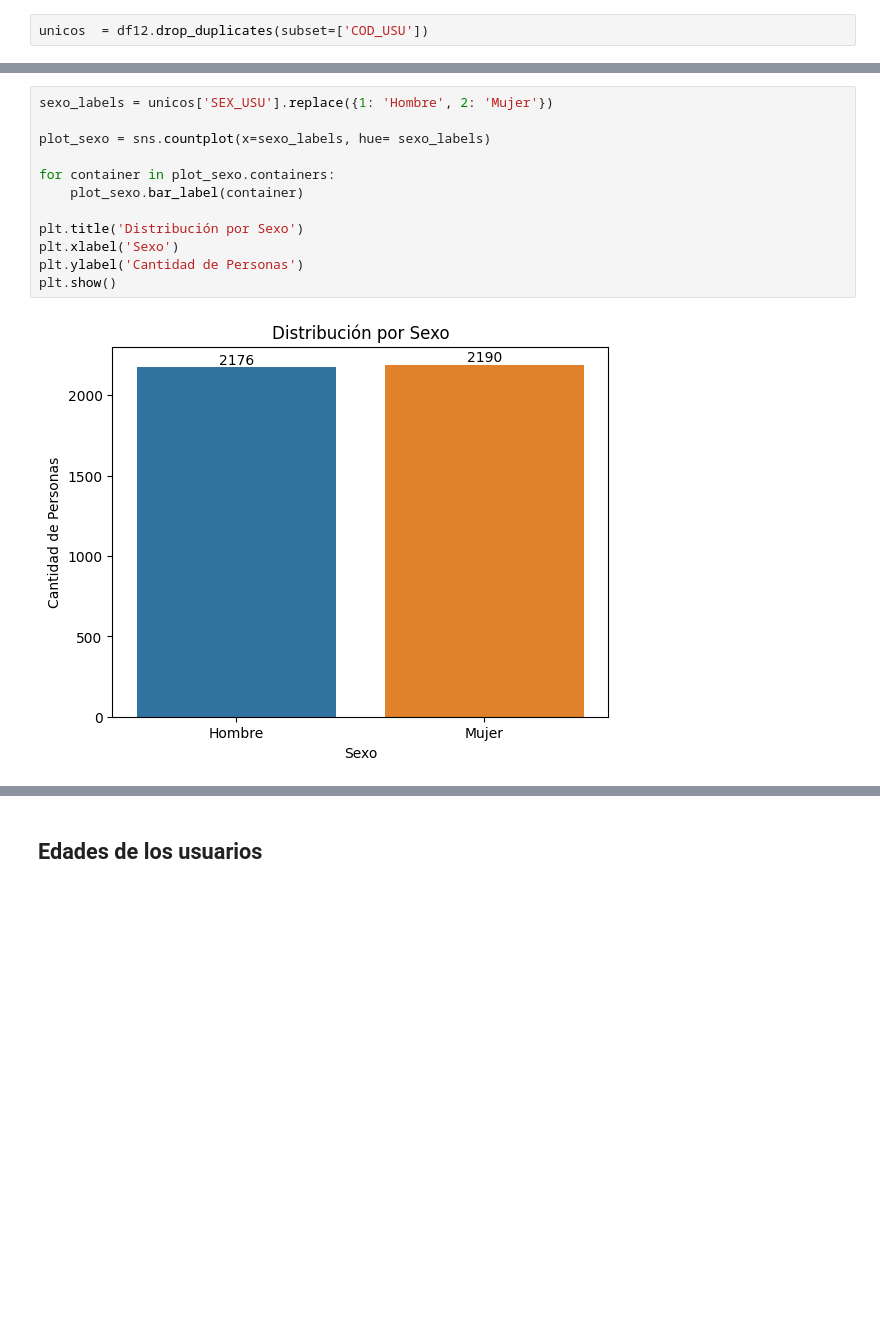
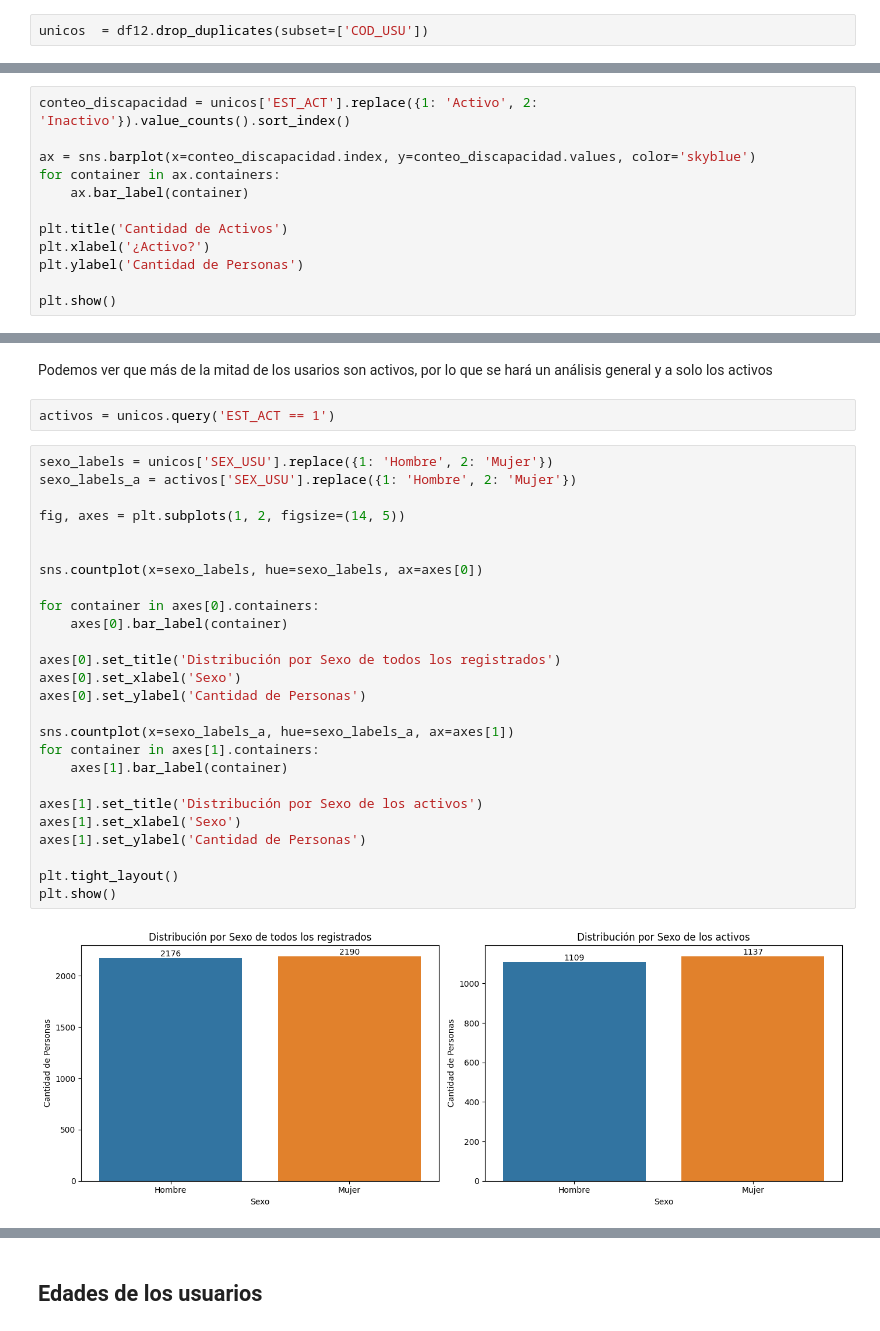
Before and after one commit to Amolihua/proyectos-peque-DS, a Jupyter notebook: Atendidos/EDA.ipynb, the cells around one changed output, grey strips where cells are left out. Drawn from its saved outputs; the diff is of its cells as text; blank space fills up the shorter version.

```diff
--- a/Atendidos/EDA.ipynb
+++ b/Atendidos/EDA.ipynb
@@ -160,0 +163,12 @@ unicos  = df12.drop_duplicates(subset=['COD_USU'])
+# %%
+conteo_discapacidad = unicos['EST_ACT'].replace({1: 'Activo', 2: 'Inactivo'}).value_counts().sort_index()
+
+ax = sns.barplot(x=conteo_discapacidad.index, y=conteo_discapacidad.values, color='skyblue')
+for container in ax.containers:
+    ax.bar_label(container)
+
+plt.title('Cantidad de Activos')
+plt.xlabel('¿Activo?')
+plt.ylabel('Cantidad de Personas')
+
+plt.show()
@@ -161,15 +177,33 @@ unicos  = df12.drop_duplicates(subset=['COD_USU'])
+# %% [markdown]
+Podemos ver que más de la mitad de los usarios son activos, por lo que se hará un análisis general y a solo los activos
+# %%
+activos = unicos.query('EST_ACT == 1')
 # %%
 sexo_labels = unicos['SEX_USU'].replace({1: 'Hombre', 2: 'Mujer'})
+sexo_labels_a = activos['SEX_USU'].replace({1: 'Hombre', 2: 'Mujer'})
 
-plot_sexo = sns.countplot(x=sexo_labels, hue= sexo_labels)
+fig, axes = plt.subplots(1, 2, figsize=(14, 5))
 
-for container in plot_sexo.containers:
-    plot_sexo.bar_label(container)
 
-plt.title('Distribución por Sexo')
-plt.xlabel('Sexo')
-plt.ylabel('Cantidad de Personas')
+sns.countplot(x=sexo_labels, hue=sexo_labels, ax=axes[0])
+
+for container in axes[0].containers:
+    axes[0].bar_label(container)
+
+axes[0].set_title('Distribución por Sexo de todos los registrados')
+axes[0].set_xlabel('Sexo')
+axes[0].set_ylabel('Cantidad de Personas')
+
+sns.countplot(x=sexo_labels_a, hue=sexo_labels_a, ax=axes[1])
+for container in axes[1].containers:
+    axes[1].bar_label(container)
+
+axes[1].set_title('Distribución por Sexo de los activos')
+axes[1].set_xlabel('Sexo')
+axes[1].set_ylabel('Cantidad de Personas')
+
+plt.tight_layout()
 plt.show()
 # %% [output]
-[figure, old version]
+[figure, new version]
 # %% [markdown]
```
Also changed, not shown: parts of 10 cells of this notebook.
